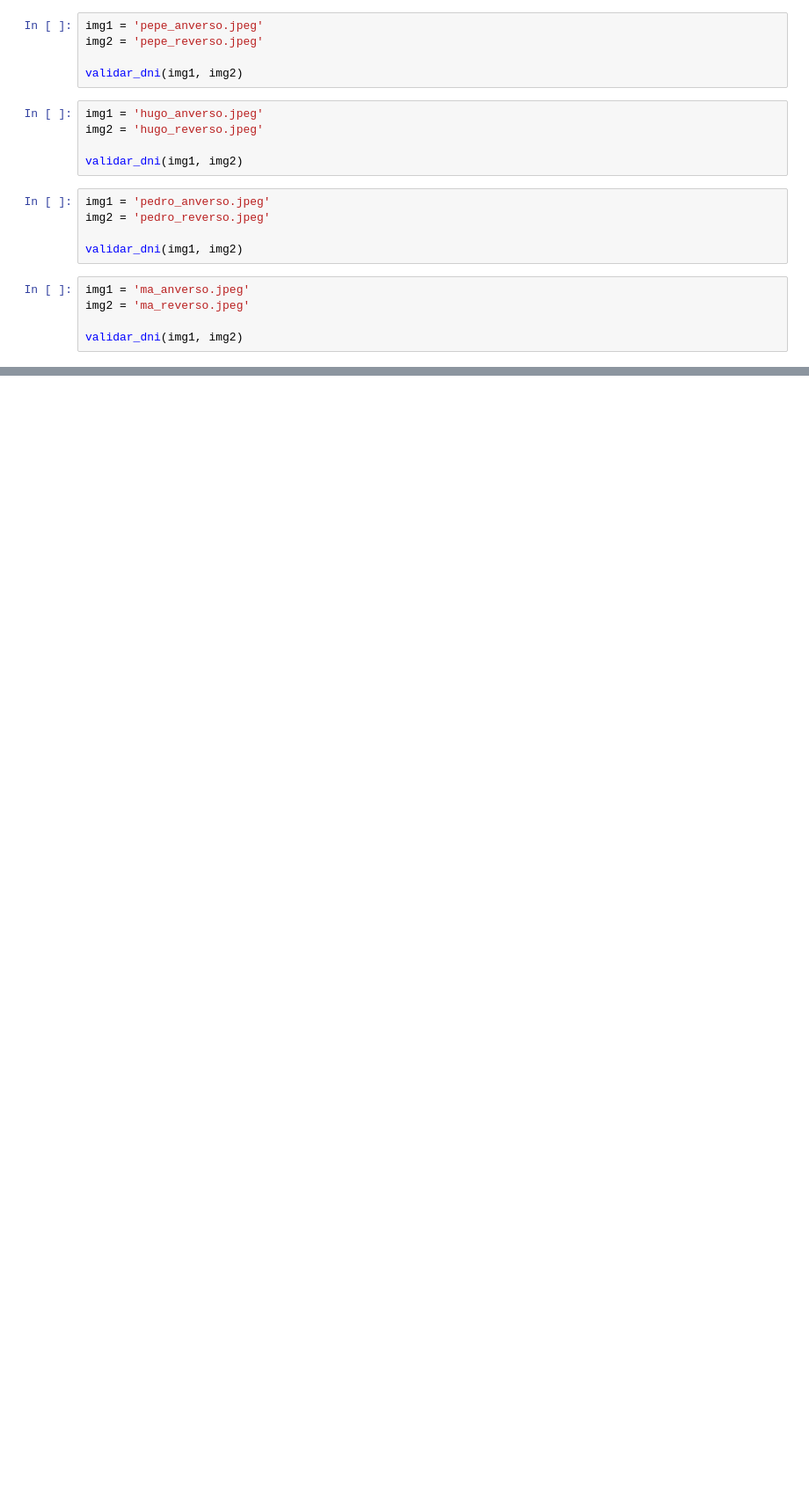
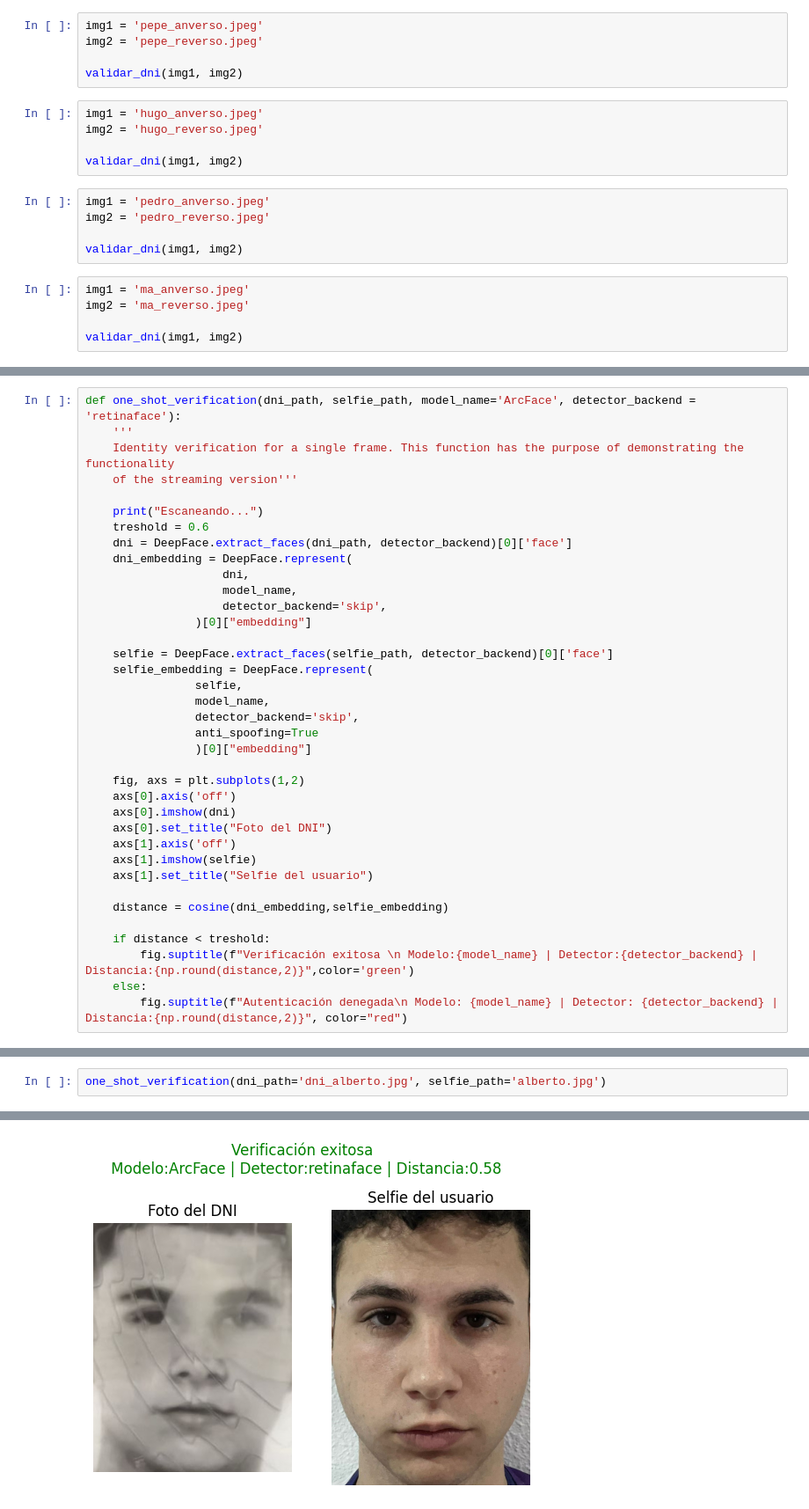
Before and after one commit to hum1-ua/facephichallenge2026_, a Jupyter notebook: main.ipynb, the cells around one changed output, grey strips where cells are left out. Shown at 88% size. Cells and saved outputs as stored; diff of their text form; blank space fills up the shorter version.

```diff
--- a/main.ipynb
+++ b/main.ipynb
@@ -465,4 +464,41 @@ def real_time_verification(dni_path, show_cam=True):
 
     cap.release()
     cv2.destroyAllWindows()
+# %%
+def one_shot_verification(dni_path, selfie_path, model_name='ArcFace', detector_backend = 'retinaface'):
+    '''
+    Identity verification for a single frame. This function has the purpose of demonstrating the functionality
+    of the streaming version'''
+
+    print("Escaneando...")
+    treshold = 0.6
+    dni = DeepFace.extract_faces(dni_path, detector_backend)[0]['face']
+    dni_embedding = DeepFace.represent(
+                    dni,
+                    model_name,
+                    detector_backend='skip',
+                )[0]["embedding"]
+
+    selfie = DeepFace.extract_faces(selfie_path, detector_backend)[0]['face']
+    selfie_embedding = DeepFace.represent(
+                selfie,
+                model_name,
+                detector_backend='skip',
+                anti_spoofing=True
+                )[0]["embedding"]
+
+    fig, axs = plt.subplots(1,2)
+    axs[0].axis('off')
+    axs[0].imshow(dni)
+    axs[0].set_title("Foto del DNI")
+    axs[1].axis('off')
+    axs[1].imshow(selfie)
+    axs[1].set_title("Selfie del usuario")
+
+    distance = cosine(dni_embedding,selfie_embedding)
+
+    if distance < treshold:
+        fig.suptitle(f"Verificación exitosa \n Modelo:{model_name} | Detector:{detector_backend} | Distancia:{np.round(distance,2)}",color='green')
+    else:
+        fig.suptitle(f"Autenticación denegada\n Modelo: {model_name} | Detector: {detector_backend} | Distancia:{np.round(distance,2)}", color="red")
 # %%
@@ -469,0 +506,3 @@ real_time_verification(dni_path="gema.jpg")
+# %%
+one_shot_verification(dni_path='dni_alberto.jpg', selfie_path='alberto.jpg')
+# %% [output]
@@ -469,0 +510 @@ real_time_verification(dni_path="gema.jpg")
+[figure, added]
```
Also changed, not shown: parts of 7 cells of this notebook.
